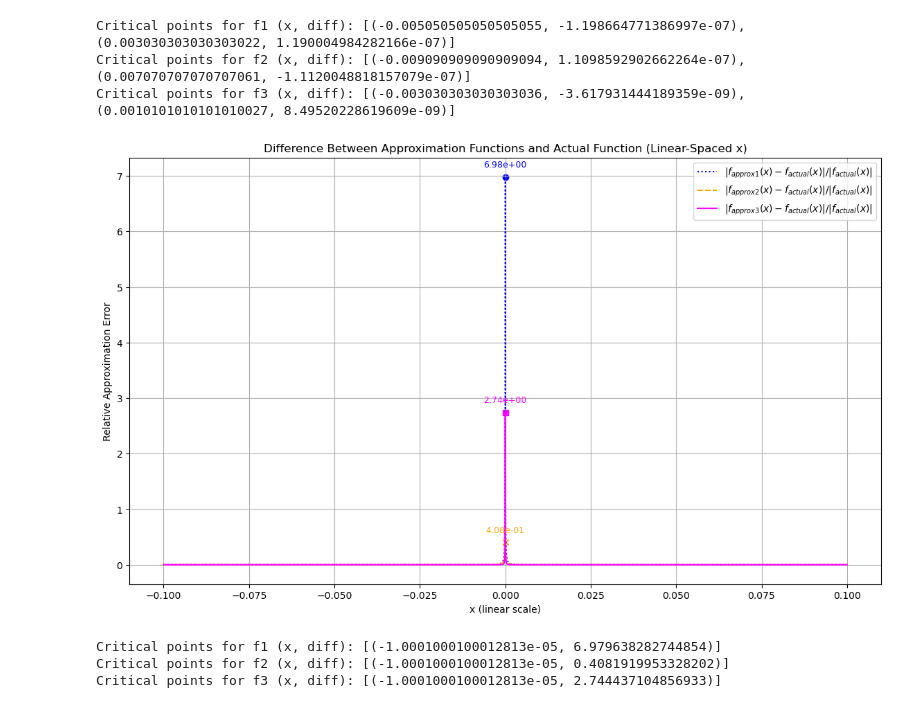
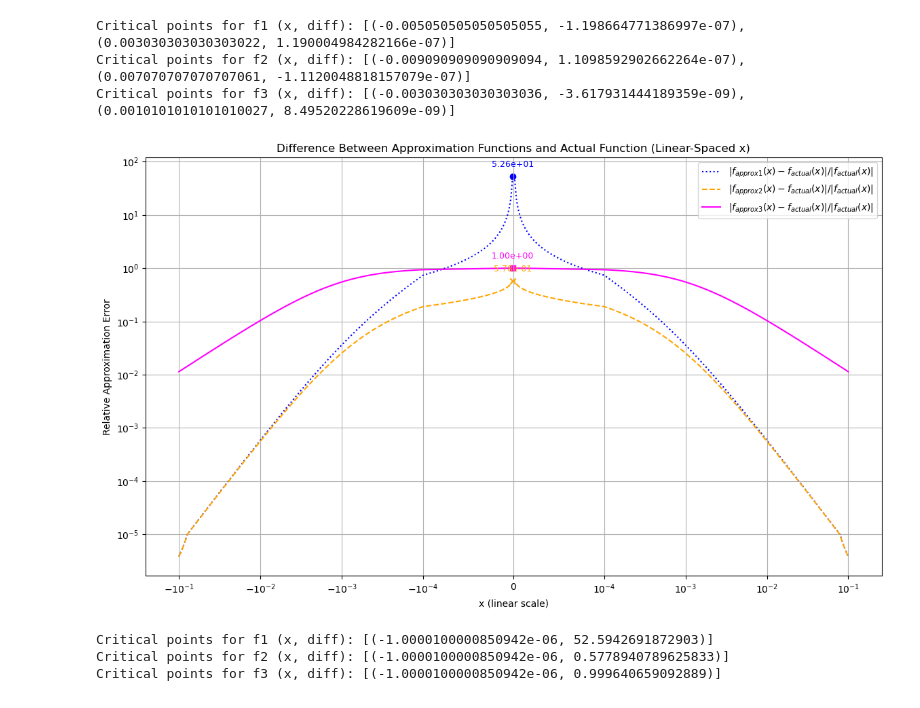
Before and after one commit to nitish-dumoliya/waterNetwork, a Jupyter notebook: model/approxHeadLoss.ipynb, the cells around one changed output. Saved outputs shown, nothing was run; the diff lists cells and outputs as text; code cells hidden in the pictures.

```diff
--- a/model/approxHeadLoss.ipynb
+++ b/model/approxHeadLoss.ipynb
@@ -542,7 +542,9 @@ def f_2(x, p):
     return x * (np.abs(x) + p)**0.852 * np.abs(x) / (np.abs(x) + 0.852 * p)
 
 def f_3(x, p):
-    return f_1(x, p) + (0.063048 * p**2 * x) / (np.abs(x) + p)**1.148
+    # return f_1(x, p) + (0.063048 * p**2 * x) / (np.abs(x) + p)**1.148
+    # return x**3 /((np.abs(x) + p)**1.148 - 1.148*p*(np.abs(x) + p)**0.148)
+    return x**3 /((np.abs(x) + p)**1.148)
 
 def f_4(x, p):
     # return f_2(x, p) + (0.063048 * p**2 * x) / ((np.abs(x) + p)**1.148 - 1.148*p*(np.abs(x)+p)**0.148)
@@ -552,7 +554,7 @@ def f_4(x, p):
     # return ((x*((np.abs(x) + 0.574*p)**2) + 1.392524 * p**2 * x)*(np.abs(x) + p)**0.852) /((np.abs(x) + p)**2 - 1.148*p*(np.abs(x) + 0.852*p))
 
 # Generate x values (linear spacing)
-x_values = np.linspace(-1e-1, 1e-1, 10000)  # Linear spacing from 10⁻⁶ to 10⁻²
+x_values = np.linspace(-1e-1, 1e-1, 100000)  # Linear spacing from 10⁻⁶ to 10⁻²
 p = 1e-3  # Small positive value
 
 # x_values = np.linspace(-1e-2, 1e-2, 10000)  # Linear spacing from 10⁻⁶ to 10⁻²
@@ -563,7 +565,7 @@ p = 1e-3  # Small positive value
 f_actual_values = f_actual(x_values)
 f_1_values = f_1(x_values, p)
 f_2_values = f_2(x_values, p)
-f_3_values = f_4(x_values, p)
+f_3_values = f_3(x_values, p)
 
 # Compute differences
 diff_1 = np.abs(f_1_values - f_actual_values) / np.abs(f_actual_values)
@@ -596,36 +598,36 @@ plt.plot(x_values, diff_3, label=r'$|f_{approx3}(x) - f_{actual}(x)|/|f_{actual}
 for x, y in zip(critical_x1, critical_y1):
     plt.scatter(x, y, color='blue', marker='o')
     plt.annotate(f"{y:.2e}", (x, y), textcoords="offset points", xytext=(0, 10), ha='center', fontsize=9, color='blue')
 
 for x, y in zip(critical_x2, critical_y2):
     plt.scatter(x, y, color='orange', marker='x')
     plt.annotate(f"{y:.2e}", (x, y), textcoords="offset points", xytext=(0, 10), ha='center', fontsize=9, color='orange')
 
 for x, y in zip(critical_x3, critical_y3):
     plt.scatter(x, y, color='magenta', marker='s')
     plt.annotate(f"{y:.2e}", (x, y), textcoords="offset points", xytext=(0, 10), ha='center', fontsize=9, color='magenta')
 
 # Log scale for y, linear scale for x
 # plt.xscale('linear')
-# plt.xscale('symlog', linthresh=1e-3)
-# plt.yscale('symlog', linthresh=1e-6)
+plt.xscale('symlog', linthresh=1e-4)
+plt.yscale('symlog', linthresh=1e-5)
 
 # Labels and legend
 plt.xlabel('x (linear scale)')
 plt.ylabel('Relative Approximation Error')
 plt.title('Difference Between Approximation Functions and Actual Function (Linear-Spaced x)')
 plt.legend()
 plt.grid(True)
 
 # Show plot
 plt.show()
 
 # Print critical points
 print("Critical points for f1 (x, diff):", list(zip(critical_x1, critical_y1)))
 print("Critical points for f2 (x, diff):", list(zip(critical_x2, critical_y2)))
 print("Critical points for f3 (x, diff):", list(zip(critical_x3, critical_y3)))
 # %% [output]
-[figure, old version]
+[figure, new version]
-Critical points for f1 (x, diff): [(-1.0001000100012813e-05, 6.979638282744854)]
-Critical points for f2 (x, diff): [(-1.0001000100012813e-05, 0.4081919953328202)]
-Critical points for f3 (x, diff): [(-1.0001000100012813e-05, 2.744437104856933)]
+Critical points for f1 (x, diff): [(-1.0000100000850942e-06, 52.5942691872903)]
+Critical points for f2 (x, diff): [(-1.0000100000850942e-06, 0.5778940789625833)]
+Critical points for f3 (x, diff): [(-1.0000100000850942e-06, 0.999640659092889)]
```
Also changed, not shown: parts of 3 cells of this notebook, 3 other files.
